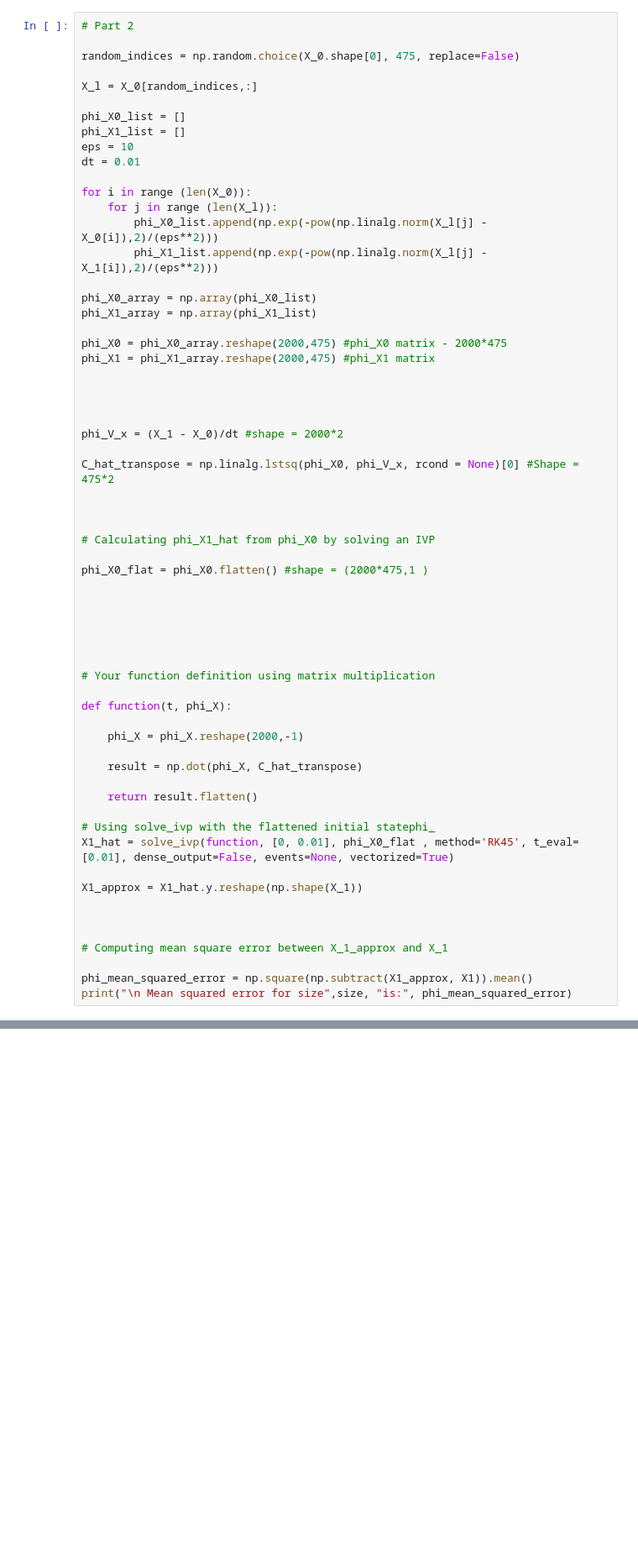
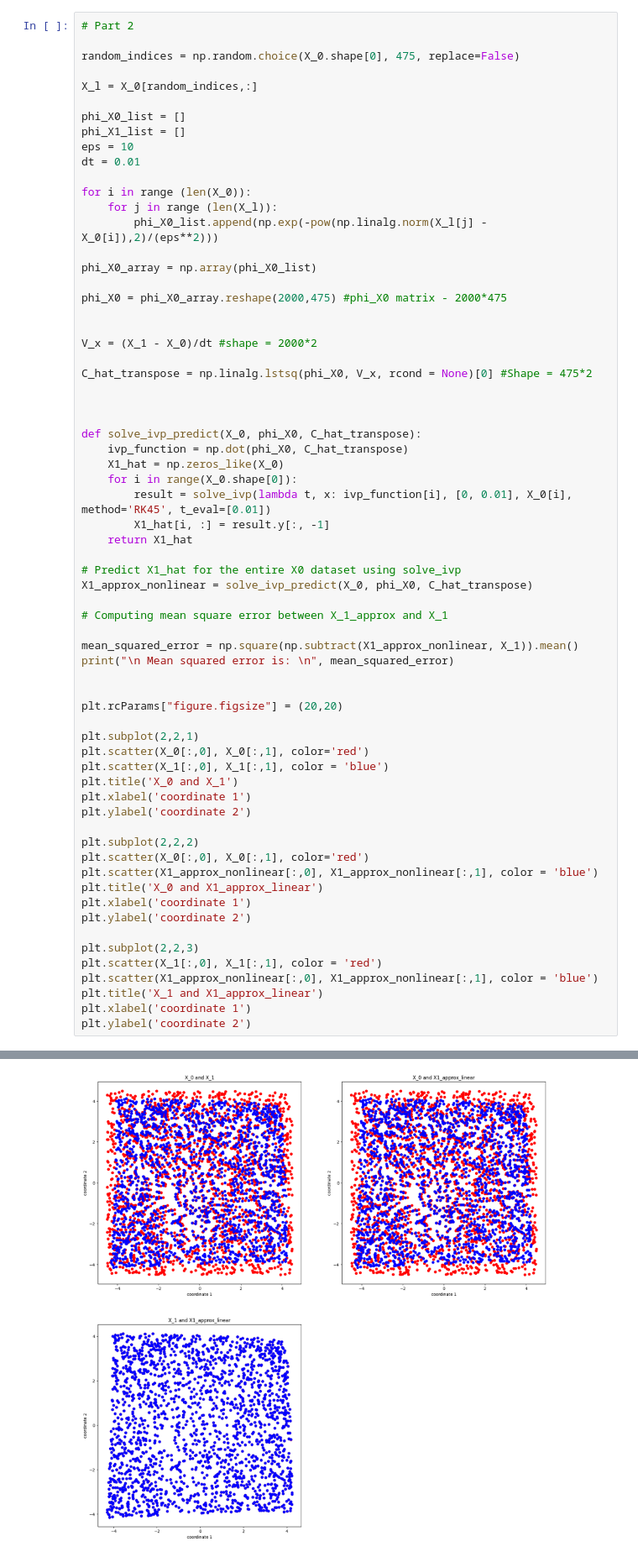
Before and after one commit to karthikeya-ms/ML_in_Crowd_Modelling_and_Simulation, a Jupyter notebook: EX5/notebooks/Task3.ipynb, the cells around one changed output, grey strips where cells are left out. Shown at 84% size. Drawn from its saved outputs; the diff is of its cells as text; blank space fills up the shorter version.

```diff
--- a/EX5/notebooks/Task3.ipynb
+++ b/EX5/notebooks/Task3.ipynb
@@ -89,51 +88,55 @@ dt = 0.01
 for i in range (len(X_0)):
     for j in range (len(X_l)):
         phi_X0_list.append(np.exp(-pow(np.linalg.norm(X_l[j] - X_0[i]),2)/(eps**2)))
-        phi_X1_list.append(np.exp(-pow(np.linalg.norm(X_l[j] - X_1[i]),2)/(eps**2)))
 
 phi_X0_array = np.array(phi_X0_list)
-phi_X1_array = np.array(phi_X1_list)
 
 phi_X0 = phi_X0_array.reshape(2000,475) #phi_X0 matrix - 2000*475
-phi_X1 = phi_X1_array.reshape(2000,475) #phi_X1 matrix
+
+
+V_x = (X_1 - X_0)/dt #shape = 2000*2
+
+C_hat_transpose = np.linalg.lstsq(phi_X0, V_x, rcond = None)[0] #Shape = 475*2
 
 
 
+def solve_ivp_predict(X_0, phi_X0, C_hat_transpose):
+    ivp_function = np.dot(phi_X0, C_hat_transpose)
+    X1_hat = np.zeros_like(X_0)
+    for i in range(X_0.shape[0]):
+        result = solve_ivp(lambda t, x: ivp_function[i], [0, 0.01], X_0[i], method='RK45', t_eval=[0.01])
+        X1_hat[i, :] = result.y[:, -1]
+    return X1_hat
 
-phi_V_x = (X_1 - X_0)/dt #shape = 2000*2
-
-C_hat_transpose = np.linalg.lstsq(phi_X0, phi_V_x, rcond = None)[0] #Shape = 475*2
-
-
-
-# Calculating phi_X1_hat from phi_X0 by solving an IVP
-
-phi_X0_flat = phi_X0.flatten() #shape = (2000*475,1 )
-
-
-
-
-
-
-# Your function definition using matrix multiplication
-
-def function(t, phi_X):
-
-    phi_X = phi_X.reshape(2000,-1)
-
-    result = np.dot(phi_X, C_hat_transpose)
-
-    return result.flatten()
-
-# Using solve_ivp with the flattened initial statephi_
-X1_hat = solve_ivp(function, [0, 0.01], phi_X0_flat , method='RK45', t_eval=[0.01], dense_output=False, events=None, vectorized=True)
-
-X1_approx = X1_hat.y.reshape(np.shape(X_1))
-
-
+# Predict X1_hat for the entire X0 dataset using solve_ivp
+X1_approx_nonlinear = solve_ivp_predict(X_0, phi_X0, C_hat_transpose)
 
 # Computing mean square error between X_1_approx and X_1
 
-phi_mean_squared_error = np.square(np.subtract(X1_approx, X1)).mean()
-print("\n Mean squared error for size",size, "is:", phi_mean_squared_error)
+mean_squared_error = np.square(np.subtract(X1_approx_nonlinear, X_1)).mean()
+print("\n Mean squared error is: \n", mean_squared_error)
+
+
+plt.rcParams["figure.figsize"] = (20,20)
+
+plt.subplot(2,2,1)
+plt.scatter(X_0[:,0], X_0[:,1], color='red')
+plt.scatter(X_1[:,0], X_1[:,1], color = 'blue')
+plt.title('X_0 and X_1')
+plt.xlabel('coordinate 1')
+plt.ylabel('coordinate 2')
+
+plt.subplot(2,2,2)
+plt.scatter(X_0[:,0], X_0[:,1], color='red')
+plt.scatter(X1_approx_nonlinear[:,0], X1_approx_nonlinear[:,1], color = 'blue')
+plt.title('X_0 and X1_approx_linear')
+plt.xlabel('coordinate 1')
+plt.ylabel('coordinate 2')
+
+plt.subplot(2,2,3)
+plt.scatter(X_1[:,0], X_1[:,1], color = 'red')
+plt.scatter(X1_approx_nonlinear[:,0], X1_approx_nonlinear[:,1], color = 'blue')
+plt.title('X_1 and X1_approx_linear')
+plt.xlabel('coordinate 1')
+plt.ylabel('coordinate 2')
 # %% [output]
@@ -140,0 +146 @@ ValueError: shapes (2000,2) and (475,2) not aligned: 2 (dim 1) != 475 (dim 0)
+[figure, added]
```
Also changed, not shown: parts of 3 cells of this notebook.
